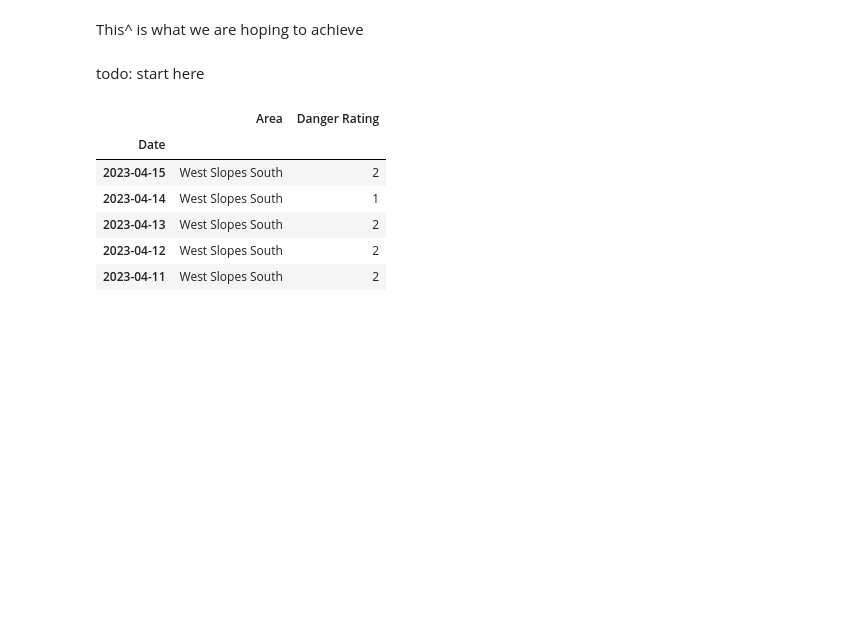
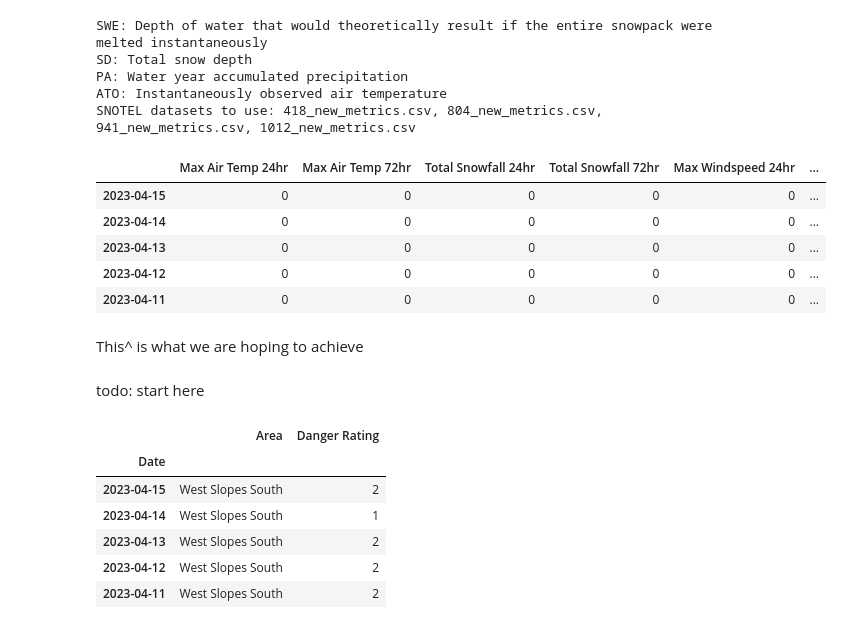
Before and after one commit to itsjpb/470-avalanche-prediction, a Jupyter notebook: jupyter/even_better_metrics.ipynb, the cells around one changed output. Drawn from its saved outputs; the diff is of its cells as text; code cells hidden in the pictures; blank space fills up the shorter version.

```diff
--- a/jupyter/even_better_metrics.ipynb
+++ b/jupyter/even_better_metrics.ipynb
@@ -98,3 +161,30 @@ SNOTEL datasets to use: 418_new_metrics.csv, 804_new_metrics.csv, 941_new_metric
+# %%
+
+import pandas as pd
+
+from dataframe_loader import get_snotel_df, get_danger_df, get_training_df
+
+print('SWE: Depth of water that would theoretically result if the entire snowpack were melted instantaneously')
+print('SD: Total snow depth')
+print('PA: Water year accumulated precipitation')
+print('ATO: Instantaneously observed air temperature')
+
+print('SNOTEL datasets to use: 418_new_metrics.csv, 804_new_metrics.csv, 941_new_metrics.csv, 1012_new_metrics.csv')
+
+# get_danger_df().tail()
+get_training_df().head()
+# %% [output]
+SWE: Depth of water that would theoretically result if the entire snowpack were melted instantaneously
+SD: Total snow depth
+PA: Water year accumulated precipitation
+ATO: Instantaneously observed air temperature
+SNOTEL datasets to use: 418_new_metrics.csv, 804_new_metrics.csv, 941_new_metrics.csv, 1012_new_metrics.csv
+|  | Max Air Temp 24hr | Max Air Temp 72hr | Total Snowfall 24hr | Total Snowfall 72hr | Max Windspeed 24hr | ... |
+| 2023-04-15 | 0 | 0 | 0 | 0 | 0 | ... |
+| 2023-04-14 | 0 | 0 | 0 | 0 | 0 | ... |
+| 2023-04-13 | 0 | 0 | 0 | 0 | 0 | ... |
+| 2023-04-12 | 0 | 0 | 0 | 0 | 0 | ... |
+| 2023-04-11 | 0 | 0 | 0 | 0 | 0 | ... |
 # %% [markdown]
 This^ is what we are hoping to achieve
 # %% [markdown]
```
Also changed, not shown: parts of 6 cells of this notebook, 1 other file.
